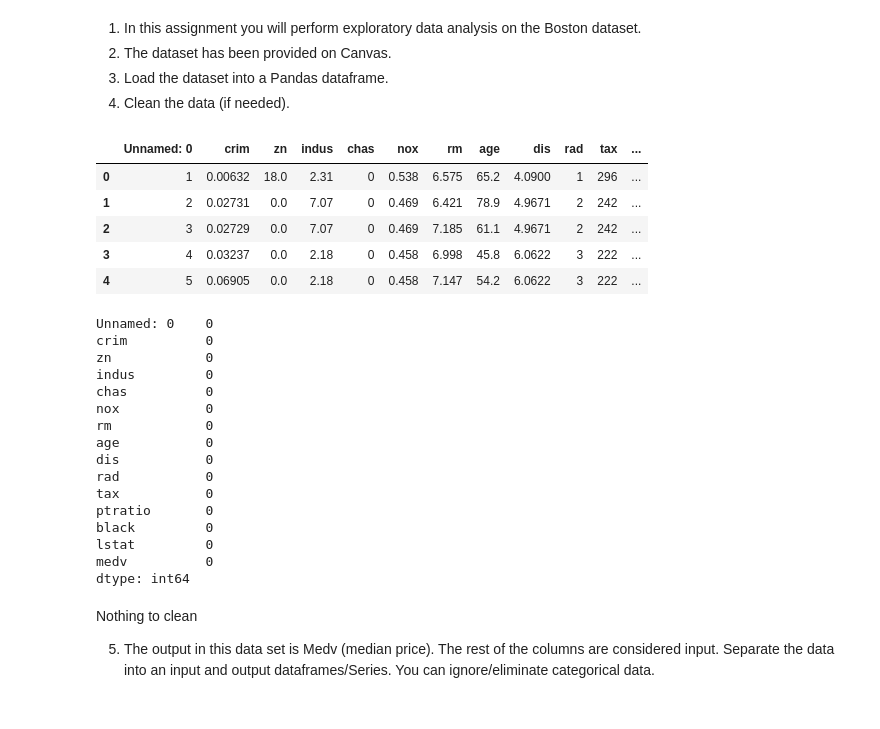
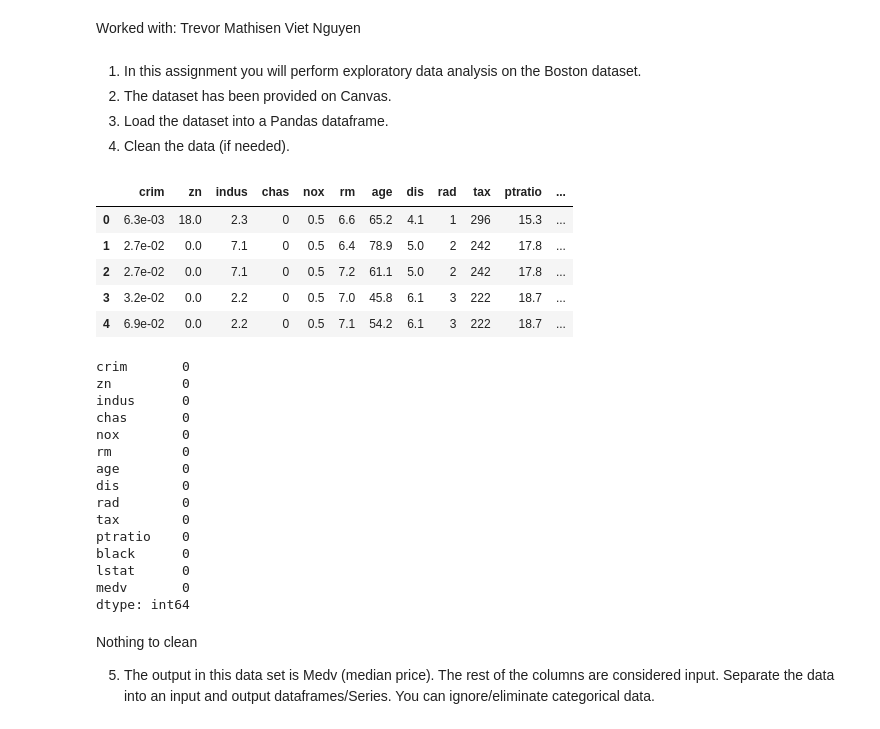
Before and after one commit to Trolann/cmpe188-assignments, a Jupyter notebook: eda_assignment/EDA_HW_boston_CMPE188.ipynb, the cells around one changed output. Saved outputs shown, nothing was run; the diff lists cells and outputs as text; code cells hidden in the pictures.

```diff
--- a/eda_assignment/EDA_HW_boston_CMPE188.ipynb
+++ b/eda_assignment/EDA_HW_boston_CMPE188.ipynb
@@ -1,3 +1,7 @@
+# %% [markdown]
+Worked with:
+Trevor Mathisen
+Viet Nguyen
 # %%
 import pandas as pd
 import matplotlib.pyplot as plt
@@ -16,34 +20,34 @@ from pandas.plotting import scatter_matrix
 # %%
 filename = 'boston.csv'
 data = read_csv(filename)
 set_printoptions(precision=3)
+data = data.drop('index', axis=1)
 data.head(5)
 # %% [output]
-|  | Unnamed: 0 | crim | zn | indus | chas | nox | rm | age | dis | rad | tax | ... |
-| 0 | 1 | 0.00632 | 18.0 | 2.31 | 0 | 0.538 | 6.575 | 65.2 | 4.0900 | 1 | 296 | ... |
-| 1 | 2 | 0.02731 | 0.0 | 7.07 | 0 | 0.469 | 6.421 | 78.9 | 4.9671 | 2 | 242 | ... |
-| 2 | 3 | 0.02729 | 0.0 | 7.07 | 0 | 0.469 | 7.185 | 61.1 | 4.9671 | 2 | 242 | ... |
-| 3 | 4 | 0.03237 | 0.0 | 2.18 | 0 | 0.458 | 6.998 | 45.8 | 6.0622 | 3 | 222 | ... |
-| 4 | 5 | 0.06905 | 0.0 | 2.18 | 0 | 0.458 | 7.147 | 54.2 | 6.0622 | 3 | 222 | ... |
+|  | crim | zn | indus | chas | nox | rm | age | dis | rad | tax | ptratio | ... |
+| 0 | 6.3e-03 | 18.0 | 2.3 | 0 | 0.5 | 6.6 | 65.2 | 4.1 | 1 | 296 | 15.3 | ... |
+| 1 | 2.7e-02 | 0.0 | 7.1 | 0 | 0.5 | 6.4 | 78.9 | 5.0 | 2 | 242 | 17.8 | ... |
+| 2 | 2.7e-02 | 0.0 | 7.1 | 0 | 0.5 | 7.2 | 61.1 | 5.0 | 2 | 242 | 17.8 | ... |
+| 3 | 3.2e-02 | 0.0 | 2.2 | 0 | 0.5 | 7.0 | 45.8 | 6.1 | 3 | 222 | 18.7 | ... |
+| 4 | 6.9e-02 | 0.0 | 2.2 | 0 | 0.5 | 7.1 | 54.2 | 6.1 | 3 | 222 | 18.7 | ... |
 # %%
 # Check for missing values
 print(data.isnull().sum())
 # %% [output]
-Unnamed: 0    0
-crim          0
-zn            0
-indus         0
-chas          0
-nox           0
-rm            0
-age           0
-dis           0
-rad           0
-tax           0
-ptratio       0
-black         0
-lstat         0
-medv          0
+crim       0
+zn         0
+indus      0
+chas       0
+nox        0
+rm         0
+age        0
+dis        0
+rad        0
+tax        0
+ptratio    0
+black      0
+lstat      0
+medv       0
 dtype: int64
 # %% [markdown]
 Nothing to clean
```
Also changed, not shown: parts of 4 cells of this notebook, 2 other files.
